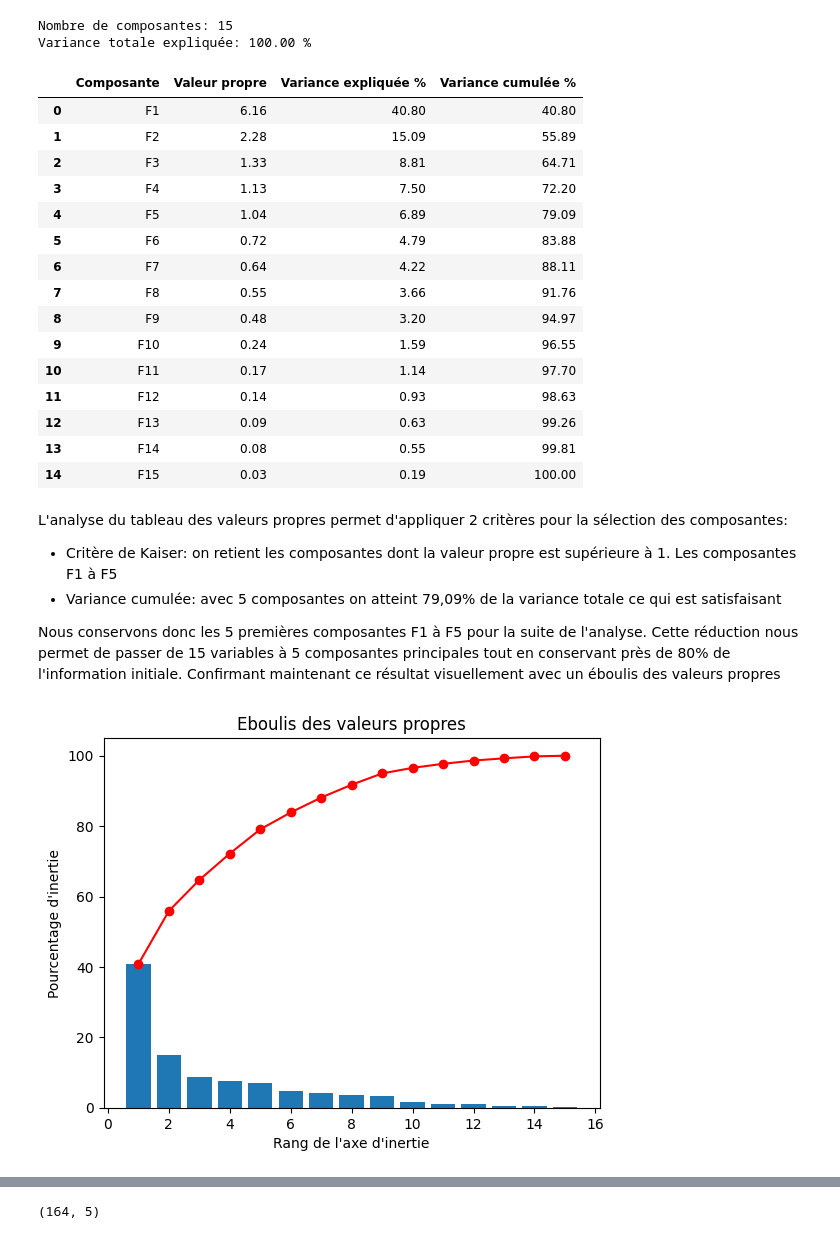
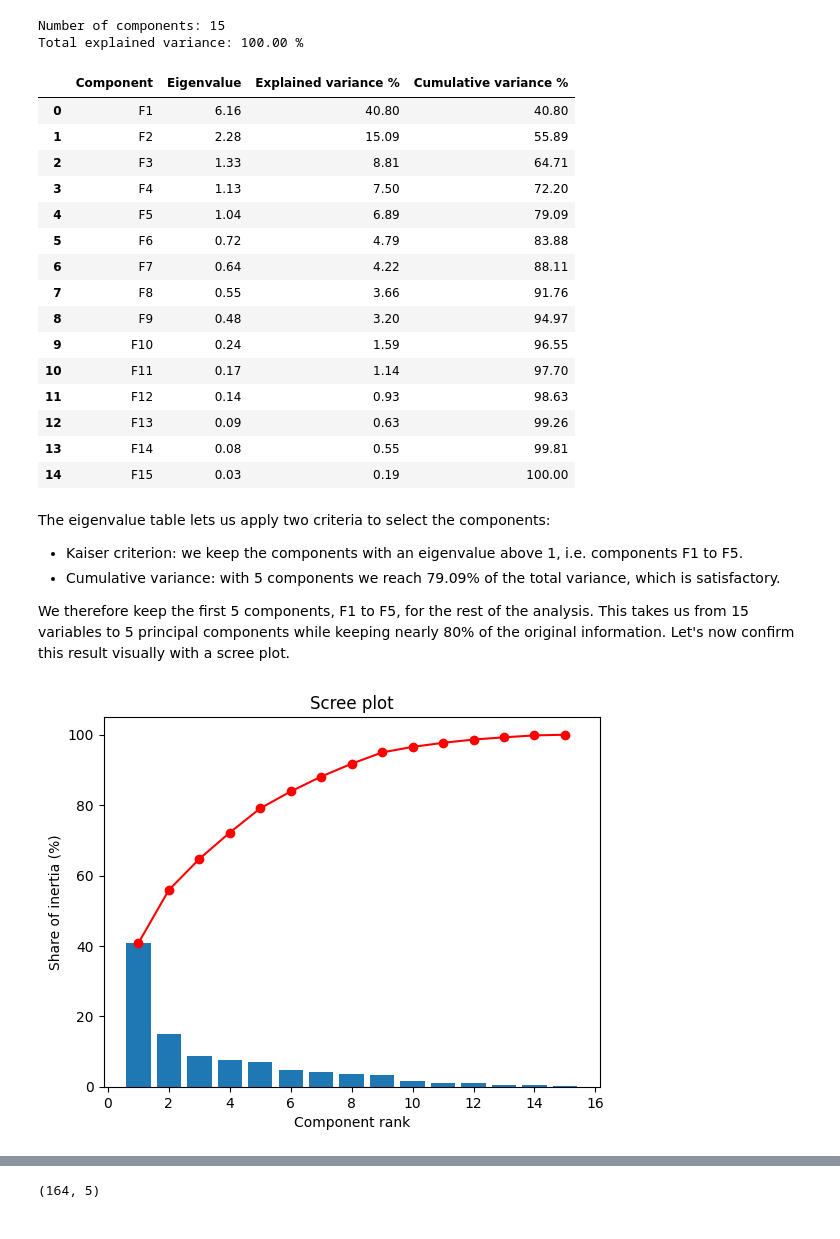
Before and after one commit to axeldrtdata/poultry-export-markets, a Jupyter notebook: notebooks/02-pca-and-clustering.ipynb, the cells around one changed output, grey strips where cells are left out. Drawn from its saved outputs; the diff is of its cells as text; code cells hidden in the pictures.

```diff
--- a/notebooks/02-pca-and-clustering.ipynb
+++ b/notebooks/02-pca-and-clustering.ipynb
@@ -90,27 +90,27 @@ Nous lançons l'ACP avec autant de composantes que de variables (15), sans rédu
 df_acp = df_acp.set_index("Name")
 # %%
-# ACP avec toutes les composantes
+# PCA with all components
 n_components = df_acp.shape[1]
 pca15 = PCA(n_components=n_components)
 pca15.fit(df_acp)
-print(f"Nombre de composantes: {n_components}")
-print(f"Variance totale expliquée: {pca15.explained_variance_ratio_.sum()*100:.2f} %")
+print(f"Number of components: {n_components}")
+print(f"Total explained variance: {pca15.explained_variance_ratio_.sum()*100:.2f} %")
 # %% [output]
-Nombre de composantes: 15
-Variance totale expliquée: 100.00 %
+Number of components: 15
+Total explained variance: 100.00 %
 # %%
-# Tableau récapitulatif
+# Summary table
 df_eblouis = pd.DataFrame(
     {
-        "Composante": [f"F{i+1}" for i in range(n_components)],
-        "Valeur propre": pca15.explained_variance_.round(2),
-        "Variance expliquée %": (pca15.explained_variance_ratio_ * 100).round(2),
-        "Variance cumulée %": (pca15.explained_variance_ratio_.cumsum() * 100).round(2),
+        "Component": [f"F{i+1}" for i in range(n_components)],
+        "Eigenvalue": pca15.explained_variance_.round(2),
+        "Explained variance %": (pca15.explained_variance_ratio_ * 100).round(2),
+        "Cumulative variance %": (pca15.explained_variance_ratio_.cumsum() * 100).round(2),
     }
 )
 df_eblouis
 # %% [output]
-|  | Composante | Valeur propre | Variance expliquée % | Variance cumulée % |
+|  | Component | Eigenvalue | Explained variance % | Cumulative variance % |
 | 0 | F1 | 6.16 | 40.80 | 40.80 |
 | 1 | F2 | 2.28 | 15.09 | 55.89 |
 | 2 | F3 | 1.33 | 8.81 | 64.71 |
@@ -127,10 +127,10 @@ df_eblouis
 | 13 | F14 | 0.08 | 0.55 | 99.81 |
 | 14 | F15 | 0.03 | 0.19 | 100.00 |
 # %% [markdown]
-L'analyse du tableau des valeurs propres permet d'appliquer 2 critères pour la sélection des composantes:
- - Critère de Kaiser: on retient les composantes dont la valeur propre est supérieure à 1. Les composantes F1 à F5
- - Variance cumulée: avec 5 composantes on atteint 79,09% de la variance totale ce qui est satisfaisant
+The eigenvalue table lets us apply two criteria to select the components:
+ - Kaiser criterion: we keep the components with an eigenvalue above 1, i.e. components F1 to F5.
+ - Cumulative variance: with 5 components we reach 79.09% of the total variance, which is satisfactory.
 
-Nous conservons donc les 5 premières composantes F1 à F5 pour la suite de l'analyse. Cette réduction nous permet de passer de 15 variables à 5 composantes principales tout en conservant près de 80% de l'information initiale.
-Confirmant maintenant ce résultat visuellement avec un éboulis des valeurs propres
+We therefore keep the first 5 components, F1 to F5, for the rest of the analysis. This takes us from 15 variables to 5 principal components while keeping nearly 80% of the original information.
+Let's now confirm this result visually with a scree plot.
 # %%
@@ -142,12 +142,12 @@ scree_cum = scree.cumsum().round(2)
 x_list = range(1, n_components + 1)
 # %%
-# Eboulis des valeurs propres
+# Scree plot
 plt.bar(x_list, scree)
 plt.plot(x_list, scree_cum, c="red", marker="o")
-plt.xlabel("Rang de l'axe d'inertie")
-plt.ylabel("Pourcentage d'inertie")
-plt.title("Eboulis des valeurs propres")
+plt.xlabel("Component rank")
+plt.ylabel("Share of inertia (%)")
+plt.title("Scree plot")
 plt.show(block=False)
 # %% [output]
-[figure, old version]
+[figure, new version]
 # %% [markdown]
```
Also changed, not shown: parts of 65 cells of this notebook, 1 other file.
